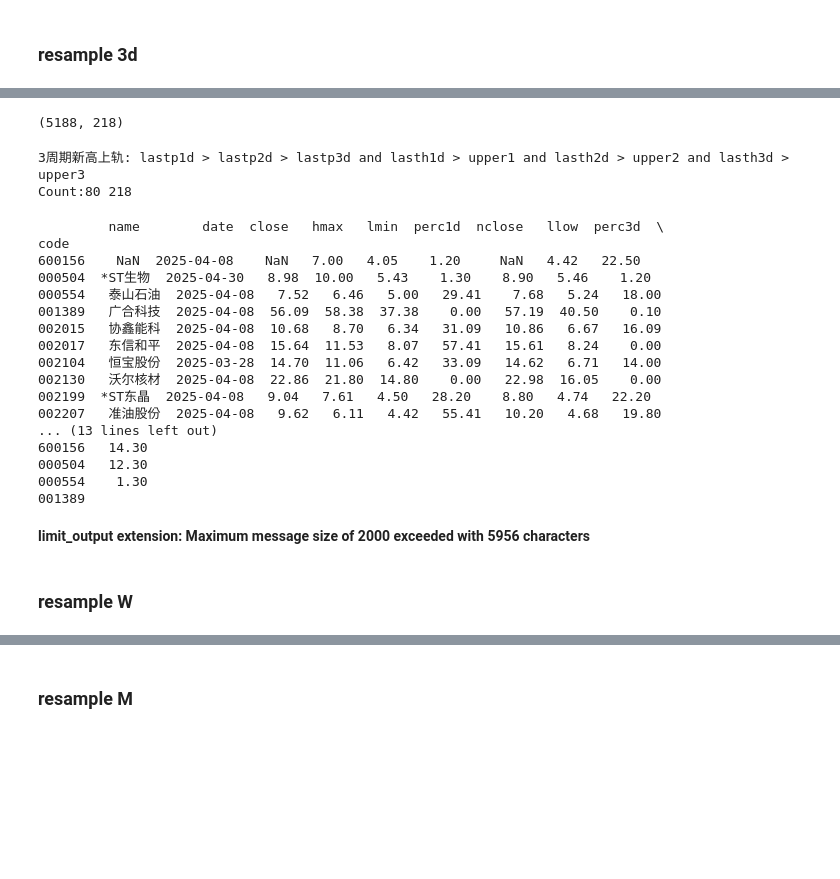
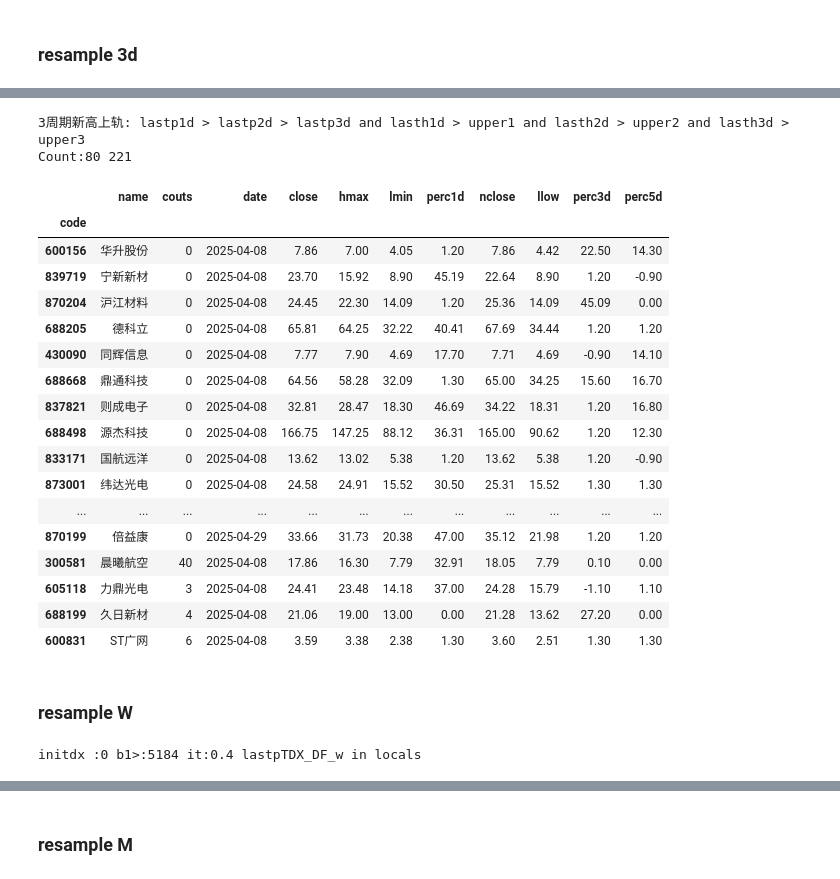
Before and after one commit to johnsonhongyi/pyQuant3, a Jupyter notebook: stock/jupyterAlgo/Quant2023/resample-monitor.ipynb, the cells around one changed output, grey strips where cells are left out. Drawn from its saved outputs; the diff is of its cells as text; code cells hidden in the pictures; blank space fills up the shorter version.

```diff
--- a/stock/jupyterAlgo/Quant2023/resample-monitor.ipynb
+++ b/stock/jupyterAlgo/Quant2023/resample-monitor.ipynb
@@ -129,7 +133,27 @@ def get_sina_data_cname(df, dm=None, index=False, realtime=False):
     return dd
 
 # from JSONData import tdx_hdf5_api as h5a
-def get_tdx_all_from_h5(resample='d',showtable=True):
+names = locals()
+def get_tdx_all_now(resample='d',market_blk='all',showtable=True):
+    top_now = tdd.getSinaAlldf(market=market_blk, vol=ct.json_countVol, vtype=ct.json_countType)
+    if resample=='d' or resample=='3d':
+        dl='60'
+    elif  resample=='w':
+        dl='200'
+    else:
+        dl='300'
+    filter='y'
+#     tdx_df = f'lastpTDX_DF_{resample}'
+    if not f'lastpTDX_DF_{resample}' in names:
+        print(f'lastpTDX_DF_{resample} not in locals')
+        top_all, lastpTDX_DF = tdd.get_append_lastp_to_df(top_now, dl=dl,resample=resample,showtable=showtable)
+        names[f'lastpTDX_DF_{resample}'] = lastpTDX_DF
+    else:
+        print(f'lastpTDX_DF_{resample} in locals')
+        top_all = tdd.get_append_lastp_to_df(top_now, eval(f'lastpTDX_DF_{resample}'))
+    return top_all
+
+def get_tdx_all_from_h5_old(resample='d',showtable=True):
     #sina_monitor
     h5_fname = 'tdx_last_df'
     resample=resample
@@ -377,5 +407,6 @@ filter_query={'2周期上冲上轨And涨幅新高': 'lasth1d > upper1 and lasth2
              '3周期新高大于Ma5': 'lastp1d > lastp2d and lasth2d > lasth3d and lastl2d > lastl3d and lastp1d > ma51d'}
 filter_keys=list(filter_query.keys())
 # %%
-h5_3d = get_tdx_all_from_h5(resample='3d') if h5_3d is None else h5_3d
-tdx_3d = cct.combine_dataFrame(h5_3d,sinadm)
+# h5_3d = get_tdx_all_from_h5(resample='3d') if h5_3d is None else h5_3d
+h5_3d = get_tdx_all_now(resample='3d')
+# tdx_3d = cct.combine_dataFrame(h5_3d,sinadm)
@@ -418,32 +442,34 @@ limit_output extension: Maximum message size of 2000 exceeded with 3390 characte
 # %%
 # t3d_code = tdx_3d.query('lasth1d > lasth2d > lasth3d and close >= high4')
-tdx_3d.shape
-t3d_code = tdx_3d.query(f'{get_filter(1)}')
+t3d_code = h5_3d.query(f'{get_filter(1)}')
 show_tdx_data(t3d_code)
 # %% [output]
-(5188, 218)
+3周期新高上轨: lastp1d > lastp2d > lastp3d and lasth1d > upper1 and lasth2d > upper2 and lasth3d > upper3
+Count:80 221
-3周期新高上轨: lastp1d > lastp2d > lastp3d and lasth1d > upper1 and lasth2d > upper2 and lasth3d > upper3
-Count:80 218
-         name        date  close   hmax   lmin  perc1d  nclose   llow  perc3d  \
-code
-600156    NaN  2025-04-08    NaN   7.00   4.05    1.20     NaN   4.42   22.50
-000504  *ST生物  2025-04-30   8.98  10.00   5.43    1.30    8.90   5.46    1.20
-000554   泰山石油  2025-04-08   7.52   6.46   5.00   29.41    7.68   5.24   18.00
-001389   广合科技  2025-04-08  56.09  58.38  37.38    0.00   57.19  40.50    0.10
-002015   协鑫能科  2025-04-08  10.68   8.70   6.34   31.09   10.86   6.67   16.09
-002017   东信和平  2025-04-08  15.64  11.53   8.07   57.41   15.61   8.24    0.00
-002104   恒宝股份  2025-03-28  14.70  11.06   6.42   33.09   14.62   6.71   14.00
-002130   沃尔核材  2025-04-08  22.86  21.80  14.80    0.00   22.98  16.05    0.00
-002199  *ST东晶  2025-04-08   9.04   7.61   4.50   28.20    8.80   4.74   22.20
-002207   准油股份  2025-04-08   9.62   6.11   4.42   55.41   10.20   4.68   19.80
-... (13 lines left out)
-600156   14.30
-000504   12.30
-000554    1.30
-001389
-limit_output extension: Maximum message size of 2000 exceeded with 5956 characters
+|  | name | couts | date | close | hmax | lmin | perc1d | nclose | llow | perc3d | perc5d |
+| code |  |  |  |  |  |  |  |  |  |  |  |
+| 600156 | 华升股份 | 0 | 2025-04-08 | 7.86 | 7.00 | 4.05 | 1.20 | 7.86 | 4.42 | 22.50 | 14.30 |
+| 839719 | 宁新新材 | 0 | 2025-04-08 | 23.70 | 15.92 | 8.90 | 45.19 | 22.64 | 8.90 | 1.20 | -0.90 |
+| 870204 | 沪江材料 | 0 | 2025-04-08 | 24.45 | 22.30 | 14.09 | 1.20 | 25.36 | 14.09 | 45.09 | 0.00 |
+| 688205 | 德科立 | 0 | 2025-04-08 | 65.81 | 64.25 | 32.22 | 40.41 | 67.69 | 34.44 | 1.20 | 1.20 |
+| 430090 | 同辉信息 | 0 | 2025-04-08 | 7.77 | 7.90 | 4.69 | 17.70 | 7.71 | 4.69 | -0.90 | 14.10 |
+| 688668 | 鼎通科技 | 0 | 2025-04-08 | 64.56 | 58.28 | 32.09 | 1.30 | 65.00 | 34.25 | 15.60 | 16.70 |
+| 837821 | 则成电子 | 0 | 2025-04-08 | 32.81 | 28.47 | 18.30 | 46.69 | 34.22 | 18.31 | 1.20 | 16.80 |
+| 688498 | 源杰科技 | 0 | 2025-04-08 | 166.75 | 147.25 | 88.12 | 36.31 | 165.00 | 90.62 | 1.20 | 12.30 |
+| 833171 | 国航远洋 | 0 | 2025-04-08 | 13.62 | 13.02 | 5.38 | 1.20 | 13.62 | 5.38 | 1.20 | -0.90 |
+| 873001 | 纬达光电 | 0 | 2025-04-08 | 24.58 | 24.91 | 15.52 | 30.50 | 25.31 | 15.52 | 1.30 | 1.30 |
+| ... | ... | ... | ... | ... | ... | ... | ... | ... | ... | ... | ... |
+| 870199 | 倍益康 | 0 | 2025-04-29 | 33.66 | 31.73 | 20.38 | 47.00 | 35.12 | 21.98 | 1.20 | 1.20 |
+| 300581 | 晨曦航空 | 40 | 2025-04-08 | 17.86 | 16.30 | 7.79 | 32.91 | 18.05 | 7.79 | 0.10 | 0.00 |
+| 605118 | 力鼎光电 | 3 | 2025-04-08 | 24.41 | 23.48 | 14.18 | 37.00 | 24.28 | 15.79 | -1.10 | 1.10 |
+| 688199 | 久日新材 | 4 | 2025-04-08 | 21.06 | 19.00 | 13.00 | 0.00 | 21.28 | 13.62 | 27.20 | 0.00 |
+| 600831 | ST广网 | 6 | 2025-04-08 | 3.59 | 3.38 | 2.38 | 1.30 | 3.60 | 2.51 | 1.30 | 1.30 |
 # %% [markdown]
 ### resample W
 # %%
-h5_w = get_tdx_all_from_h5(resample='w') if h5_w is None else h5_w
-tdx_w = cct.combine_dataFrame(h5_w,sinadm)
+# h5_w = get_tdx_all_from_h5(resample='w') if h5_w is None else h5_w
+
+h5_w = get_tdx_all_now(resample='w')
+# tdx_w = cct.combine_dataFrame(h5_w,sinadm)
+# %% [output]
+initdx :0 b1>:5184 it:0.4 lastpTDX_DF_w in locals
```
Also changed, not shown: parts of 20 cells of this notebook, 2 other files.
